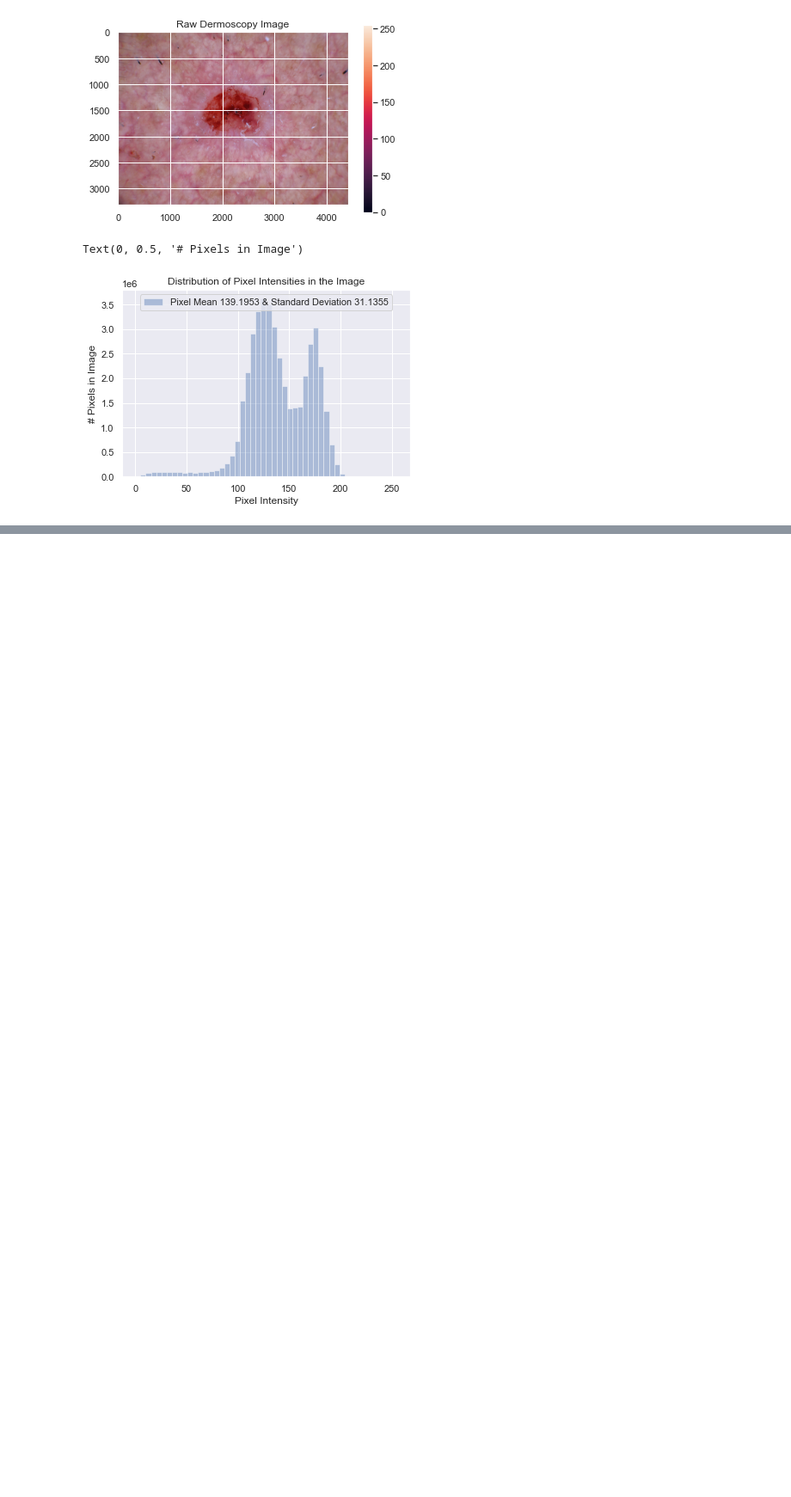
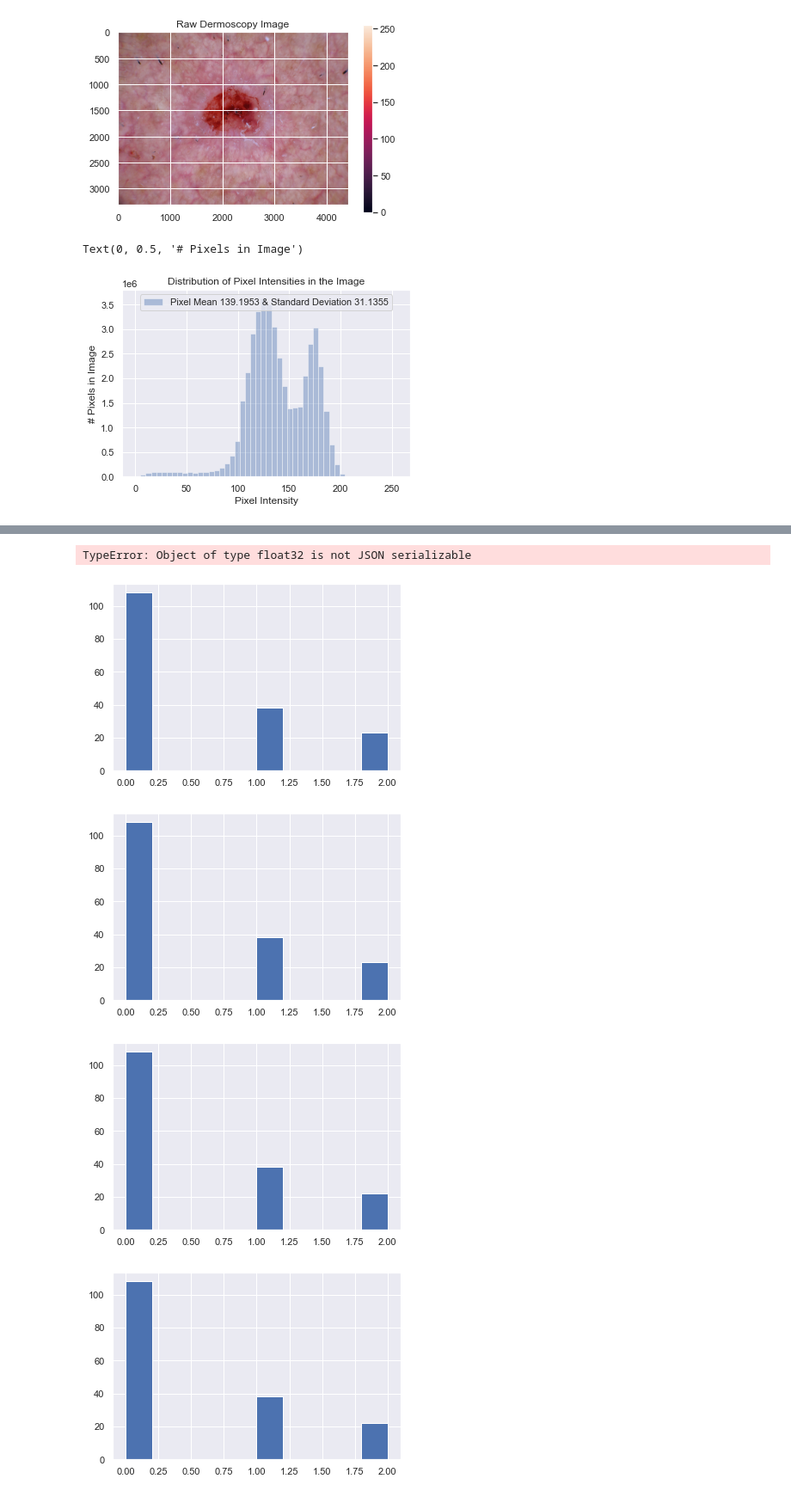
Before and after one commit to V0xP0p/BCC_Image_Classification, a Jupyter notebook: Image Preprocessing.ipynb, the cells around one changed output, grey strips where cells are left out. Shown at 86% size. Saved outputs shown, nothing was run; the diff lists cells and outputs as text; code cells hidden in the pictures; blank space fills up the shorter version.

Commit message:
Checkpoint before implementing nested K fold stratified split

```diff
--- a/Image Preprocessing.ipynb
+++ b/Image Preprocessing.ipynb
@@ -141,4 +145,12 @@ plt.ylabel('# Pixels in Image')
 # %% [output]
 Text(0, 0.5, '# Pixels in Image')
 [figure]
+# %%
+IMG_SHAPE = (224, 224, 3)
+CLASS_NUMBER = 3
+TEST_SET_SIZE = 10
+OUTER_SPLITS = 842//TEST_SET_SIZE
+INNER_SPLITS = 5
+BATCH_SIZE = 64
+LR = 1e-5
 # %%
@@ -184,0 +184,4 @@ print(tf.__version__)
+# %%
+base_model.trainable = True
+# Let's take a look to see how many layers are in the base model
+print("Number of layers in the base model: ", len(base_model.layers))
@@ -297,0 +317,16 @@ INFO:tensorflow:Assets written to: saved_models/v1/fold_5\assets
+# %%
+
+for fold in range(NUM_SPLITS):
+    json.dump(history[fold].history, open(base_savepath + f"Fold_{fold}.json", 'w'))
+# %% [output]
+TypeError: Object of type float32 is not JSON serializable
+# %%
+zkf = split_data(df, labels, split_strategy='StratifiedKFold', n_splits=NUM_SPLITS, shuffle=True, random_state=1369)
+for (train_idx, test_idx), i in zkf:
+    plt.figure()
+    plt.hist(labels.to_numpy()[test_idx])
+# %% [output]
+[figure, added]
+[figure, added]
+[figure, added]
+[figure, added]
```
Also changed, not shown: parts of 24 cells of this notebook, 2 other files.
